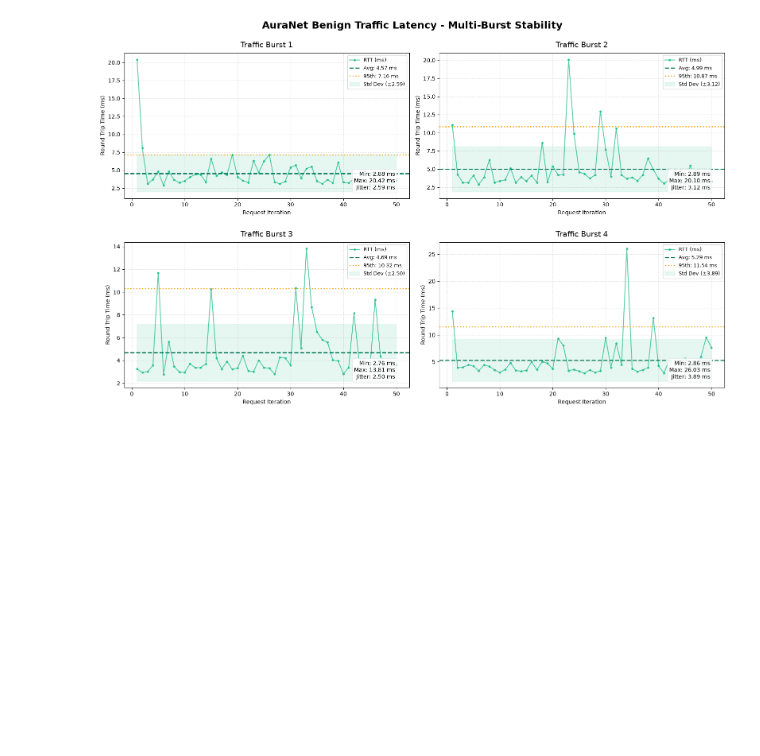
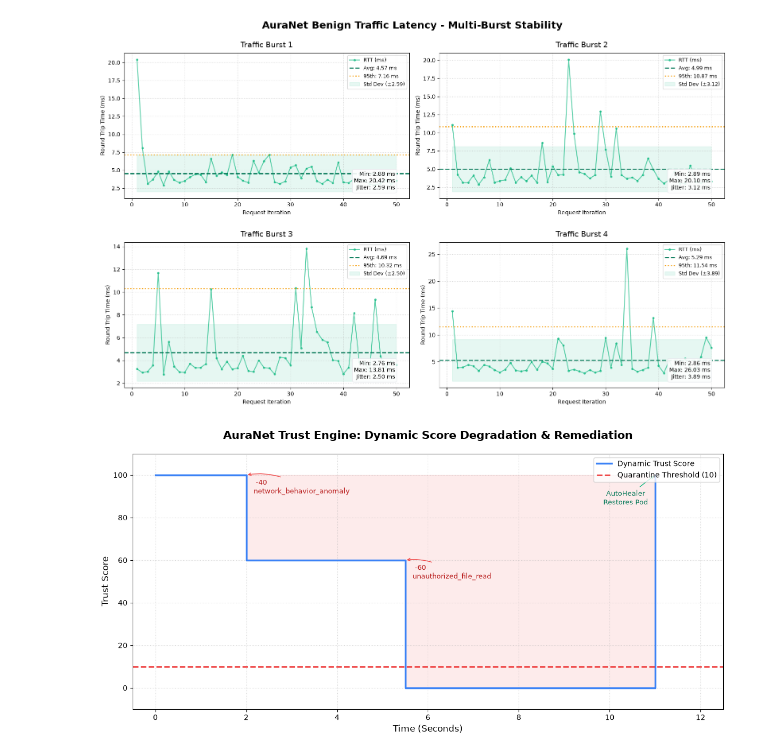
Before and after one commit to drnull03/AuraNet, a Jupyter notebook: System_CharacterizationAndInsights/insights.ipynb, the cells around one changed output. Saved outputs shown, nothing was run; the diff lists cells and outputs as text; code cells hidden in the pictures; blank space fills up the shorter version.

Commit message:
added more plots

```diff
--- a/System_CharacterizationAndInsights/insights.ipynb
+++ b/System_CharacterizationAndInsights/insights.ipynb
@@ -441,3 +441,86 @@ def plot_multi_batch_latency(all_data):
 plot_multi_batch_latency(multi_batch_data)
 # %% [output]
 [figure]
+# %%
+# this plot is not that useful it is just a helper to visualize the process
+
+
+import matplotlib.pyplot as plt
+import numpy as np
+
+def plot_trust_score_waterfall():
+    # Model configuration based on trust-engine.js
+    MAX_TRUST = 100
+    QUARANTINE_THRESHOLD = 10
+
+    # Modeled Timeline: (Time_seconds, Event_Name, Penalty)
+    timeline = [
+        (0.0,  "Pod Spun Up (Clean)", 0),
+        (2.0,  "network_behavior_anomaly (Admin Dump)", 40),
+        (3.5,  "Failed SSH access (Dropped by Agent)", 0), # Simulating deduplication or benign drop
+        (5.5,  "unauthorized_file_read (/etc/passwd)", 60),
+        (6.0,  "ZTC Threshold Breached -> AutoHeal Fired", 0),
+        (11.0, "Pod Cycled & Remediated", 0) # 5 seconds later
+    ]
+
+    times = []
+    scores = []
+    current_score = MAX_TRUST
+
+    # Calculate the score drops
+    for t, event, penalty in timeline:
+        if "Remediated" in event:
+            current_score = MAX_TRUST
+        else:
+            current_score -= penalty
+
+        times.append(t)
+        scores.append(current_score)
+
+    plt.figure(figsize=(12, 6))
+
+    # Create the step plot for sudden score drops
+    plt.step(times, scores, where='post', color='#3b82f6', linewidth=2.5, label='Dynamic Trust Score')
+
+    # Fill the area to emphasize the "draining" of trust
+    plt.fill_between(times, scores, MAX_TRUST, step='post', color='#ef4444', alpha=0.1)
+
+    # Draw the Threshold Line
+    plt.axhline(y=QUARANTINE_THRESHOLD, color='#ef4444', linestyle='--', linewidth=2,
+                label=f'Quarantine Threshold ({QUARANTINE_THRESHOLD})')
+
+    # Annotate the events directly on the graph
+    for i, (t, event, penalty) in enumerate(timeline):
+        if penalty > 0:
+            plt.annotate(f" -{penalty}\n{event.split(' ')[0]}",
+                         (t, scores[i-1]),
+                         textcoords="offset points",
+                         xytext=(10, -25),
+                         ha='left', fontsize=9, color='#b91c1c',
+                         arrowprops=dict(arrowstyle="->", color='#ef4444', connectionstyle="arc3,rad=.2"))
+        elif "Remediated" in event:
+            plt.annotate("AutoHealer\nRestores Pod",
+                         (t, scores[i]),
+                         textcoords="offset points",
+                         xytext=(-40, -40),
+                         ha='center', fontsize=9, color='#047857',
+                         arrowprops=dict(arrowstyle="->", color='#10b981'))
+
+    plt.title('AuraNet Trust Engine: Dynamic Score Degradation & Remediation', fontsize=15, pad=20, fontweight='bold')
+    plt.xlabel('Time (Seconds)', fontsize=12)
+    plt.ylabel('Trust Score', fontsize=12)
+
+    plt.ylim(-10, 110)
+    plt.xlim(-0.5, 12.5)
+    plt.grid(True, linestyle=':', alpha=0.5)
+    plt.legend(loc='upper right')
+
+    # Lock the Y-axis ticks to logical intervals
+    plt.yticks(np.arange(0, 120, 20))
+
+    plt.tight_layout()
+    plt.show()
+
+plot_trust_score_waterfall()
+# %% [output]
+[figure, added]
```
Also changed, not shown: parts of 2 cells of this notebook, 1 other file.
